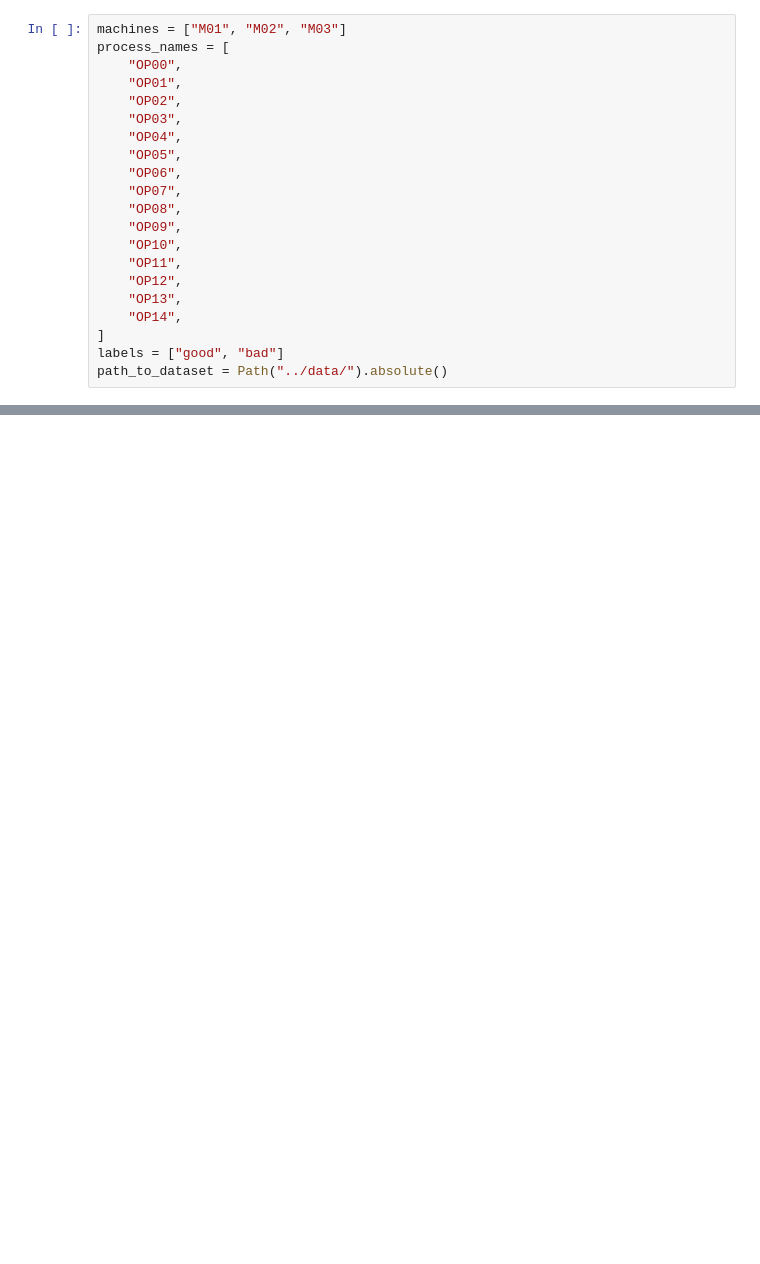
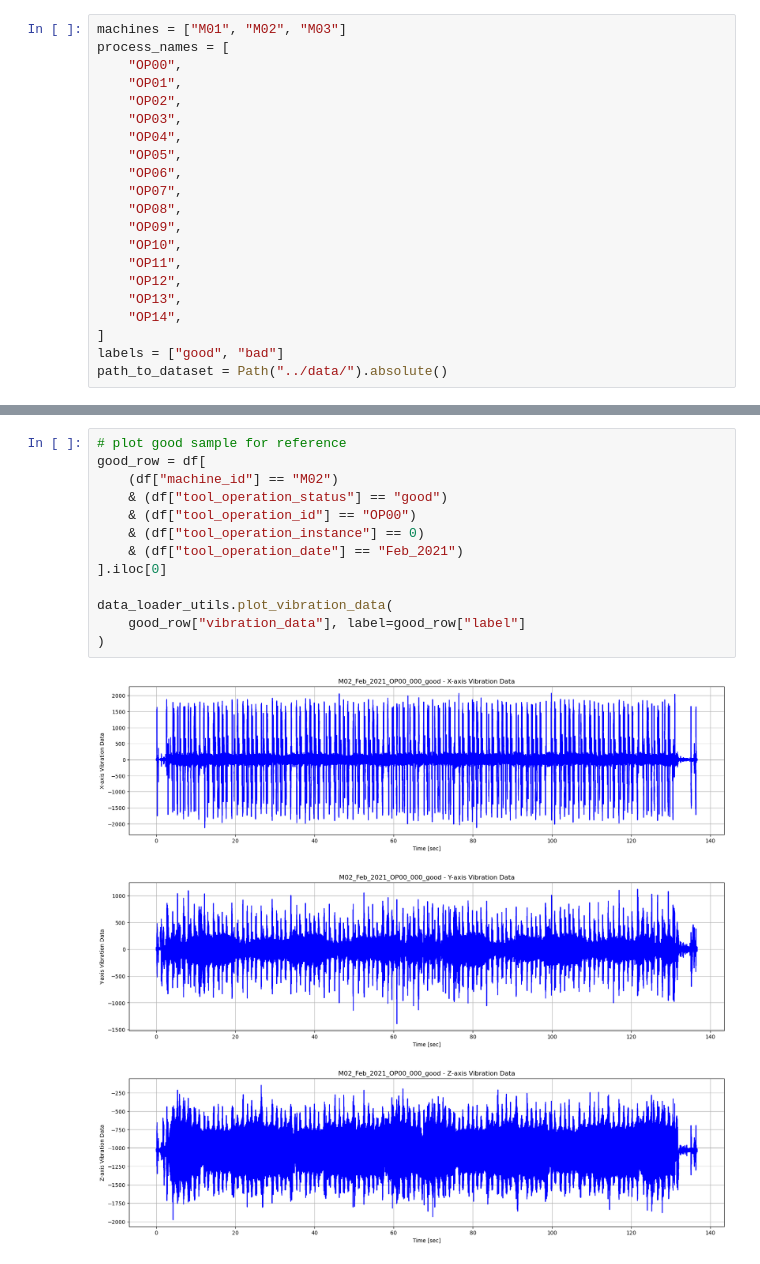
Before and after one commit to NolanRobbins/AAI-530-Final-Project, a Jupyter notebook: notebooks/cnc-predictive-maintenance.ipynb, the cells around one changed output, grey strips where cells are left out. Drawn from its saved outputs; the diff is of its cells as text; blank space fills up the shorter version.

```diff
--- a/notebooks/cnc-predictive-maintenance.ipynb
+++ b/notebooks/cnc-predictive-maintenance.ipynb
@@ -63,0 +95,17 @@ sample = data_loader_utils.datafile_read(file)
+# %%
+# plot good sample for reference
+good_row = df[
+    (df["machine_id"] == "M02")
+    & (df["tool_operation_status"] == "good")
+    & (df["tool_operation_id"] == "OP00")
+    & (df["tool_operation_instance"] == 0)
+    & (df["tool_operation_date"] == "Feb_2021")
+].iloc[0]
+
+data_loader_utils.plot_vibration_data(
+    good_row["vibration_data"], label=good_row["label"]
+)
+# %% [output]
+[figure, added]
+[figure, added]
+[figure, added]
```
Also changed, not shown: parts of 5 cells of this notebook, 1 other file.
